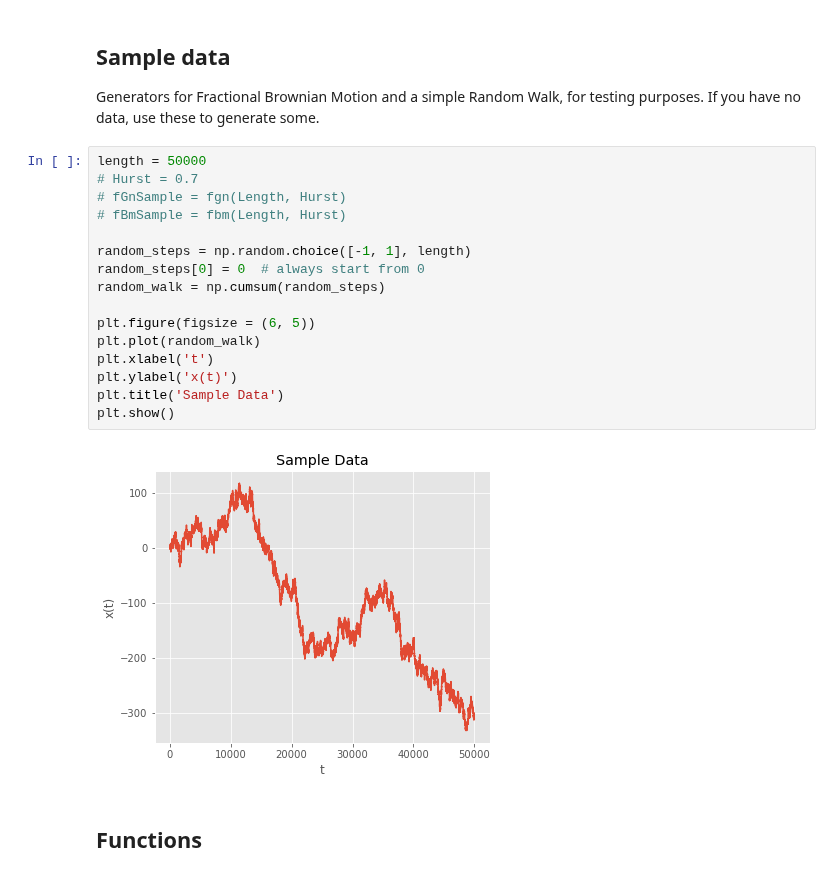
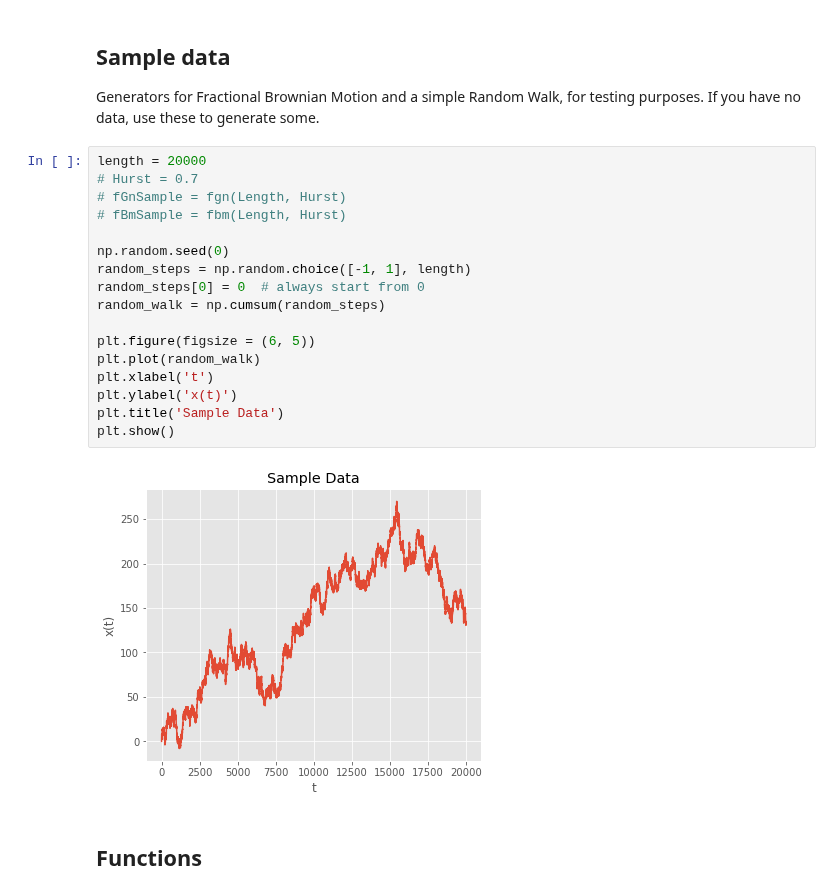
Before and after one commit to garland-culbreth/pymdea, a Jupyter notebook: dea.ipynb, the cells around one changed output. Drawn from its saved outputs; the diff is of its cells as text.

```diff
--- a/dea.ipynb
+++ b/dea.ipynb
@@ -25,23 +25,24 @@ plt.style.use('ggplot')
 
 Generators for Fractional Brownian Motion and a simple Random Walk, for testing purposes. If you have no data, use these to generate some.
 # %%
-length = 50000
+length = 20000
 # Hurst = 0.7
 # fGnSample = fgn(Length, Hurst)
 # fBmSample = fbm(Length, Hurst)
 
+np.random.seed(0)
 random_steps = np.random.choice([-1, 1], length)
 random_steps[0] = 0  # always start from 0
 random_walk = np.cumsum(random_steps)
 
 plt.figure(figsize = (6, 5))
 plt.plot(random_walk)
 plt.xlabel('t')
 plt.ylabel('x(t)')
 plt.title('Sample Data')
 plt.show()
 # %% [output]
-[figure, old version]
+[figure, new version]
 # %% [markdown]
 ## Functions
 # %%
```
Also changed, not shown: parts of 5 cells of this notebook, 1 other file.
